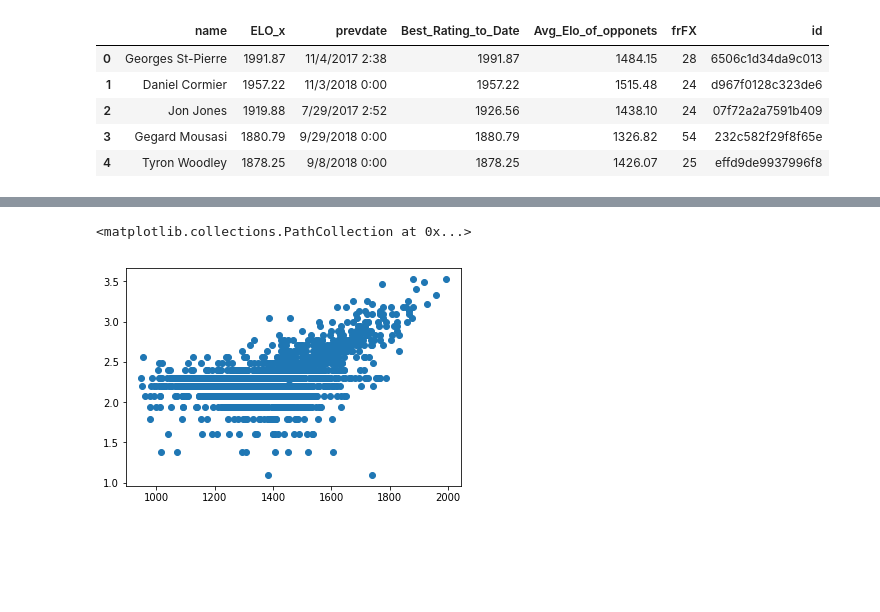
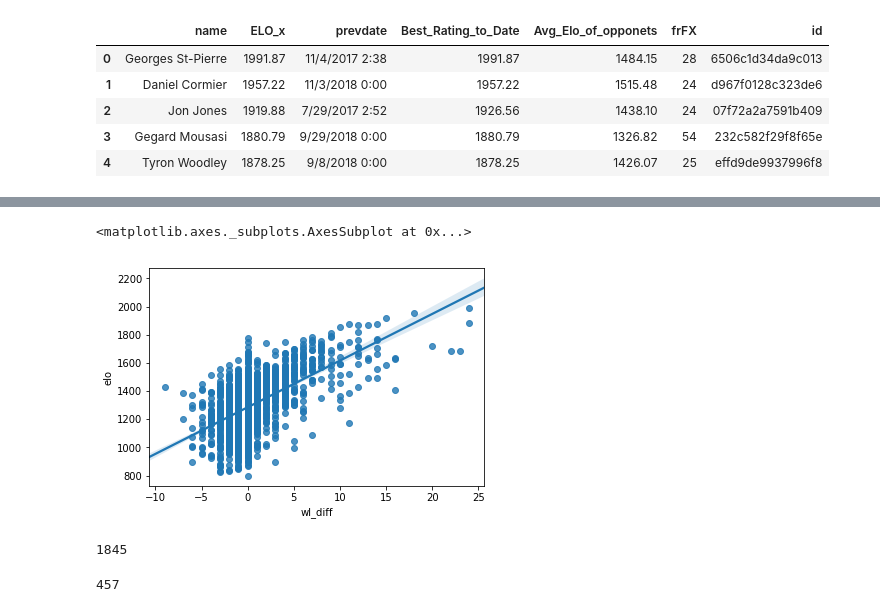
Before and after one commit to pkong97/mma-predictor, a Jupyter notebook: prediction-engine.ipynb, the cells around one changed output, grey strips where cells are left out. Cells and saved outputs as stored; diff of their text form; code cells hidden in the pictures; blank space fills up the shorter version.

```diff
--- a/prediction-engine.ipynb
+++ b/prediction-engine.ipynb
@@ -77,5 +83,7 @@ def remove_outlier(x):
+# %%
+sb.regplot(x=fighters['wl_diff'], y=fighters['elo'], scatter=True)
+# %% [output]
+<matplotlib.axes._subplots.AxesSubplot at 0x...>
+[figure, added]
 # %%
-plt.scatter(fighters['best_elo'], [remove_outlier(x) for x in fighters['wl_diff_normal']])
+y=[remove_outlier(x) for x in fighters['wl_diff_normal']]
-# %% [output]
-<matplotlib.collections.PathCollection at 0x...>
-[figure, removed]
@@ -81,0 +132,8 @@ plt.scatter(fighters['best_elo'], [remove_outlier(x) for x in fighters['wl_diff_
+# %%
+f_ids.nunique()
+# %% [output]
+1845
+# %%
+fights['event_id'].nunique()
+# %% [output]
+457
```
Also changed, not shown: parts of 8 cells of this notebook.
